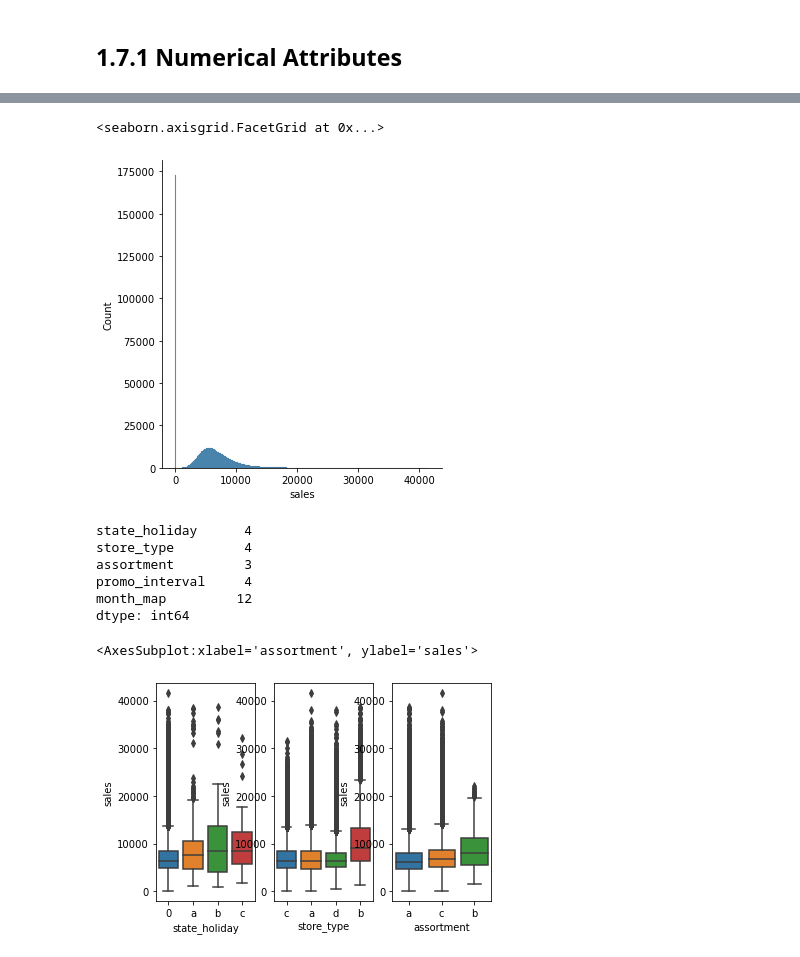
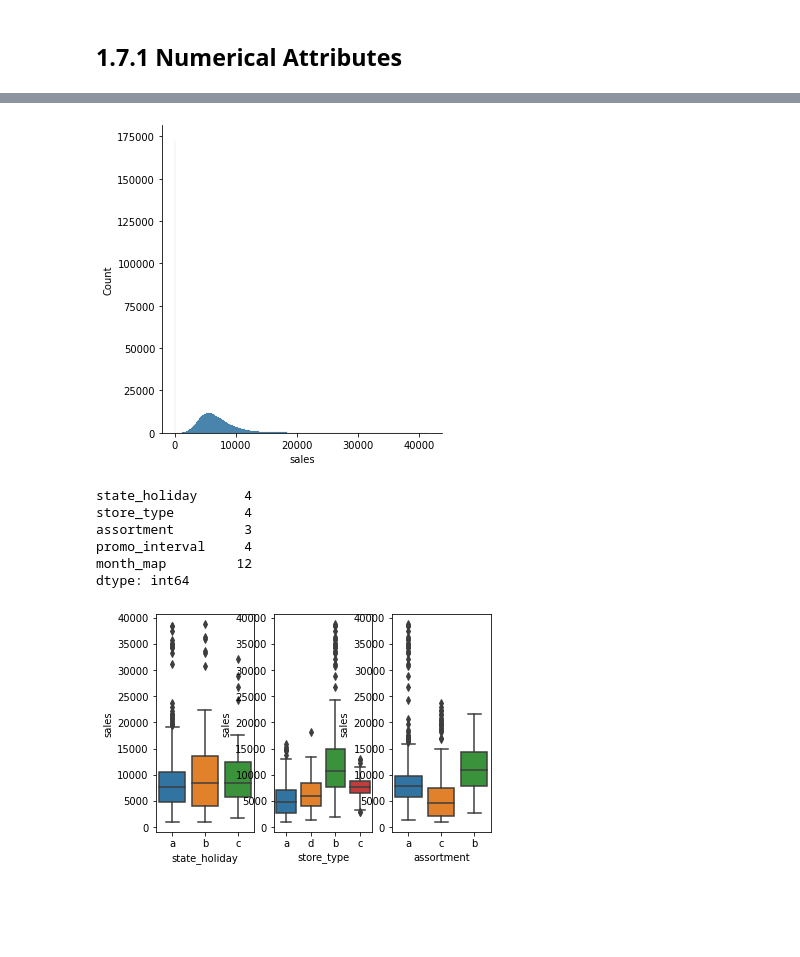
Before and after one commit to vivianebuge/ds-em-producao, a Jupyter notebook: m02_v01_store_sales_prediction.ipynb, the cells around one changed output, grey strips where cells are left out. Drawn from its saved outputs; the diff is of its cells as text; code cells hidden in the pictures; blank space fills up the shorter version.

```diff
--- a/m02_v01_store_sales_prediction.ipynb
+++ b/m02_v01_store_sales_prediction.ipynb
@@ -133,6 +109,9 @@ dtype: int64
 # %%
+#changing time of date to datetime
+df1['date'] = pd.to_datetime(df1['date'])
+
 #competition_distance
-df1['competition_distance'] = df1['competition_distance'].apply(lambda x: 75860.0 if math.isnan(x) else x)
+df1['competition_distance'] = df1['competition_distance'].apply(lambda x: 2000000.0 if math.isnan(x) else x)
 
 #competition_open_since_month
 df1['competition_open_since_month'] = df1.apply(lambda x: x['date'].month if math.isnan(x['competition_open_since_month']) else x['competition_open_since_month'], axis=1)
@@ -277,8 +240,7 @@ m
 # %%
-sns.displot(df1['sales'])
+sns.displot(df1['sales']);
 # %% [output]
-<seaborn.axisgrid.FacetGrid at 0x...>
-[figure, old version]
+[figure, new version]
 # %%
 ## 1.7.2 Categorical Attributes
 # %%
@@ -291,16 +253,14 @@ promo_interval     4
 month_map         12
 dtype: int64
 # %%
-aux1 = df1[(df1['state_holiday'] != 0) & (df1['sales'] > 0)]
-
+aux1 = df1[(df1['state_holiday'] != '0') & (df1['sales'] > 0)]
 plt.subplot(1, 3, 1)
-sns.boxplot(x='state_holiday', y='sales', data=aux1)
+sns.boxplot(x='state_holiday', y='sales', data=aux1);
 
 plt.subplot(1, 3, 2)
-sns.boxplot(x='store_type', y='sales', data=aux1)
+sns.boxplot(x='store_type', y='sales', data=aux1);
 
 plt.subplot(1, 3, 3)
-sns.boxplot(x='assortment', y='sales', data=aux1)
+sns.boxplot(x='assortment', y='sales', data=aux1);
 # %% [output]
-<AxesSubplot:xlabel='assortment', ylabel='sales'>
-[figure, old version]
+[figure, new version]
```
Also changed, not shown: parts of 12 cells of this notebook, 11 other files.
